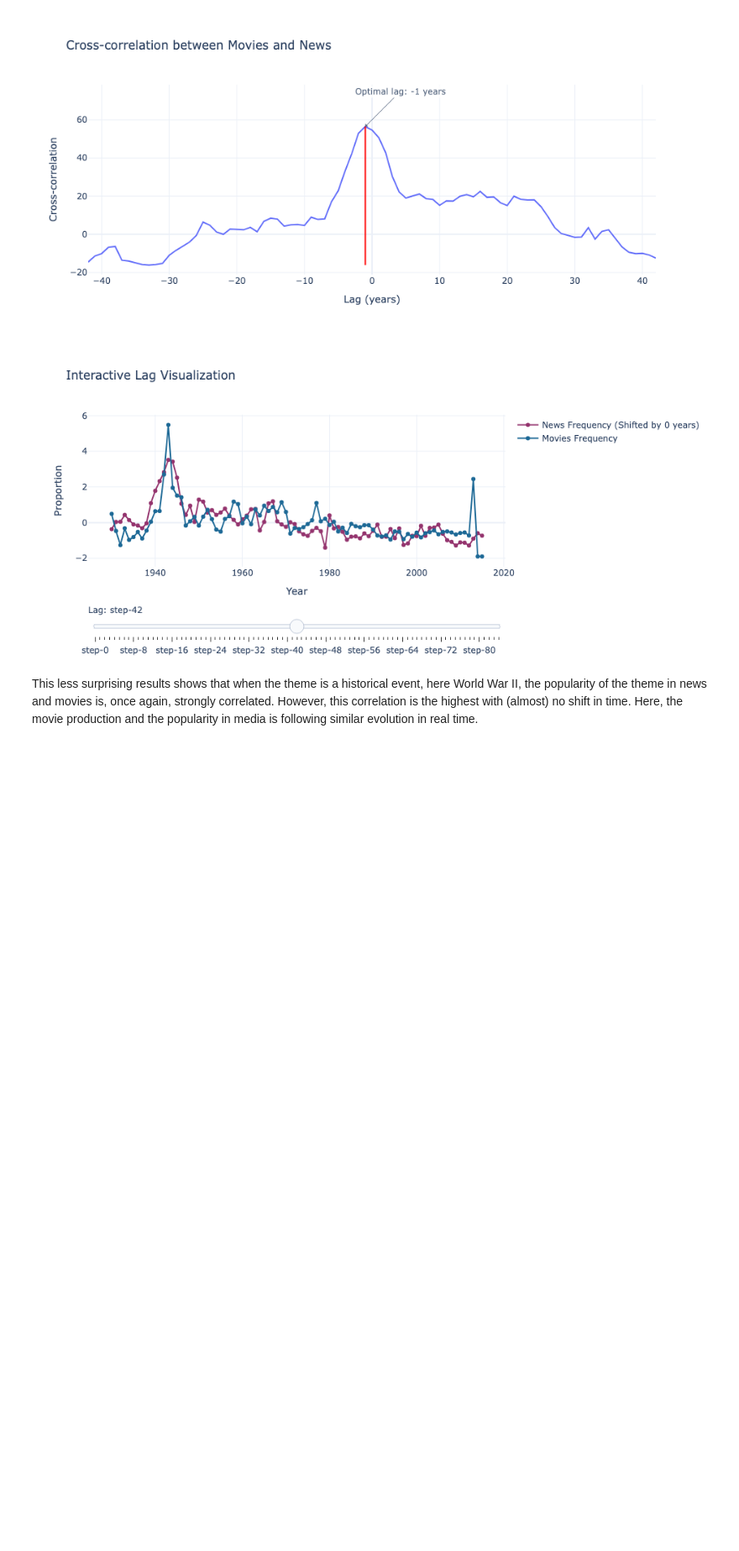
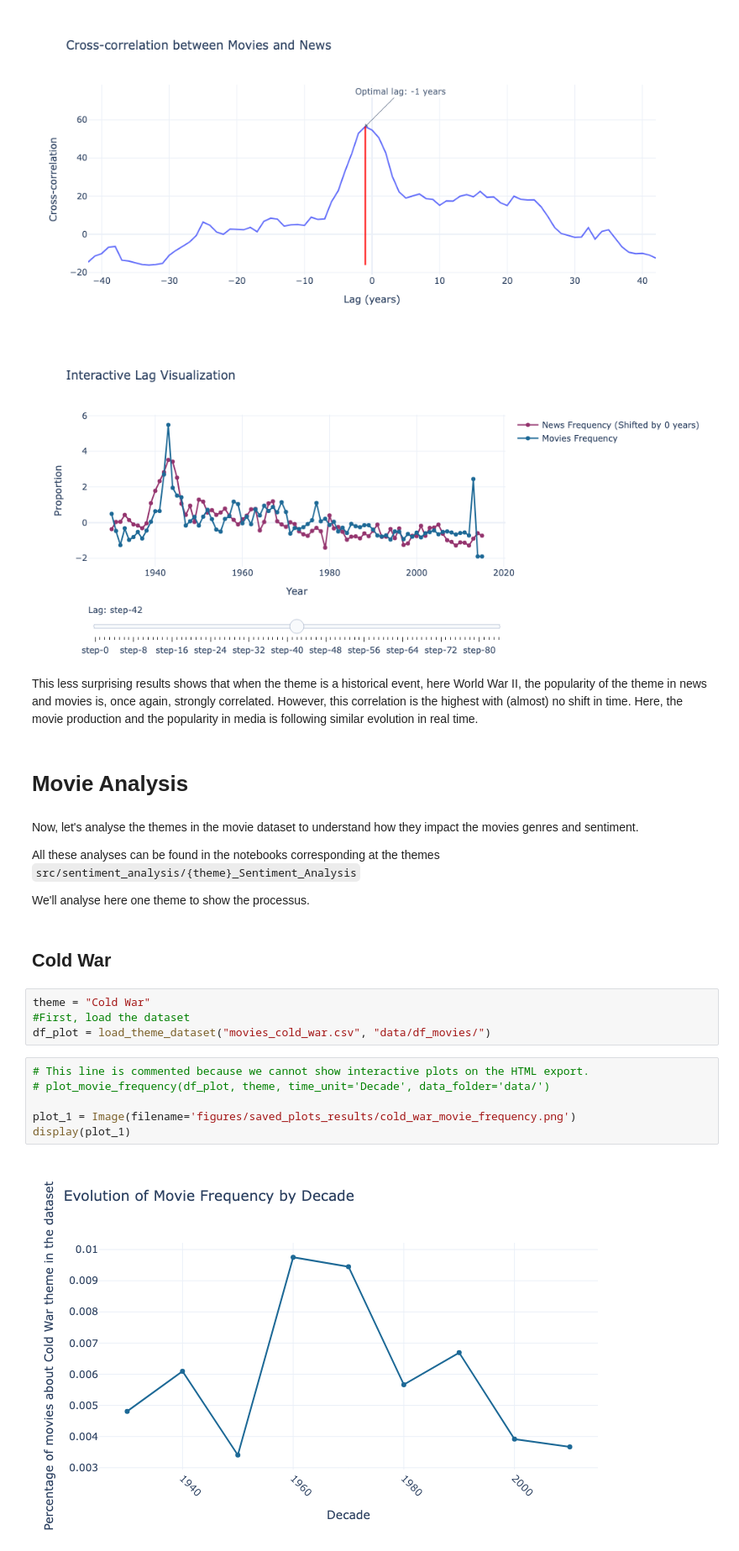
Before and after one commit to epfl-ada/ada-2024-project-astonishingdataavengers24, a Jupyter notebook: results.ipynb, the cells around one changed output. Shown at 84% size. Saved outputs shown, nothing was run; the diff lists cells and outputs as text; blank space fills up the shorter version.

```diff
--- a/results.ipynb
+++ b/results.ipynb
@@ -244,3 +254,25 @@ display(plot_2)
 [figure]
 # %% [markdown]
 This less surprising results shows that when the theme is a historical event, here World War II, the popularity of the theme in news and movies is, once again, strongly correlated. However, this correlation is the highest with (almost) no shift in time. Here, the movie production and the popularity in media is following similar evolution in real time.
+# %% [markdown]
+# Movie Analysis
+# %% [markdown]
+Now, let's analyse the themes in the movie dataset to understand how they impact the movies genres and sentiment.
+
+All these analyses can be found in the notebooks corresponding at the themes `src/sentiment_analysis/{theme}_Sentiment_Analysis`
+
+We'll analyse here one theme to show the processus.
+# %% [markdown]
+## Cold War
+# %%
+theme = "Cold War"
+#First, load the dataset
+df_plot = load_theme_dataset("movies_cold_war.csv", "data/df_movies/")
+# %%
+# This line is commented because we cannot show interactive plots on the HTML export.
+# plot_movie_frequency(df_plot, theme, time_unit='Decade', data_folder='data/')
+
+plot_1 = Image(filename='figures/saved_plots_results/cold_war_movie_frequency.png')
+display(plot_1)
+# %% [output]
+[figure, added]
```
Also changed, not shown: parts of 40 cells of this notebook, 14 other files.
